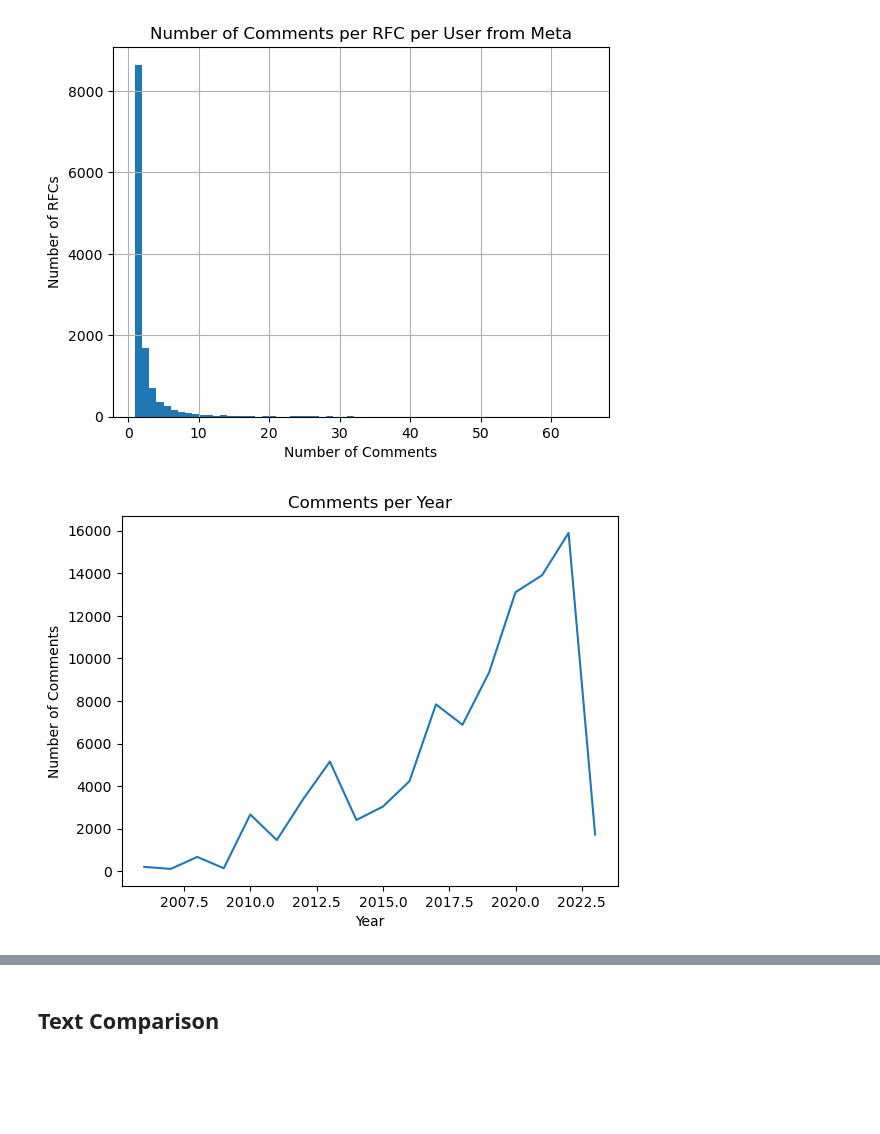
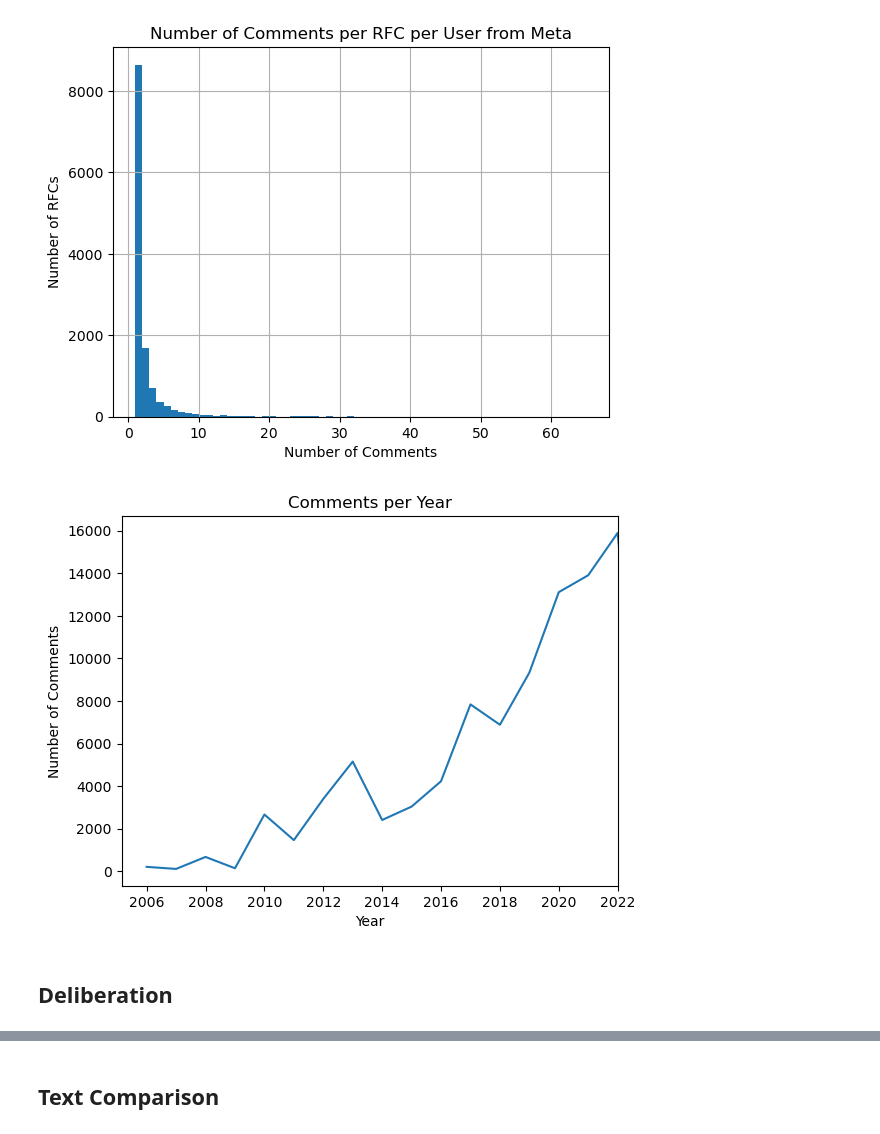
Before and after one commit to mrspacerobot/wiki_delib, a Jupyter notebook: data_analysis/data_analysis.ipynb, the cells around one changed output, grey strips where cells are left out. Cells and saved outputs as stored; diff of their text form; code cells hidden in the pictures; blank space fills up the shorter version.

```diff
--- a/data_analysis/data_analysis.ipynb
+++ b/data_analysis/data_analysis.ipynb
@@ -372,18 +372,22 @@ plt.show()
 # %%
 # convert date column to datetime format2
 comment_df['date'] = pd.to_datetime(comment_df['date'])
 
 # extract the year from date column and create a new column
 comment_df['year'] = comment_df['date'].dt.year
 
 # count the number of comments per year and create a new dataframe
 count_df = comment_df.groupby('year').size().reset_index(name='counts')
 
 # plot the count dataframe
 plt.plot(count_df['year'], count_df['counts'])
 plt.xlabel('Year')
 plt.ylabel('Number of Comments')
 plt.title('Comments per Year')
+# Set x-axis limit to 2023
+plt.xlim(left=None, right=2022)
 plt.show()
 # %% [output]
-[figure, old version]
+[figure, new version]
+# %% [markdown]
+## Deliberation
```
Also changed, not shown: parts of 23 cells of this notebook, 8 other files.
